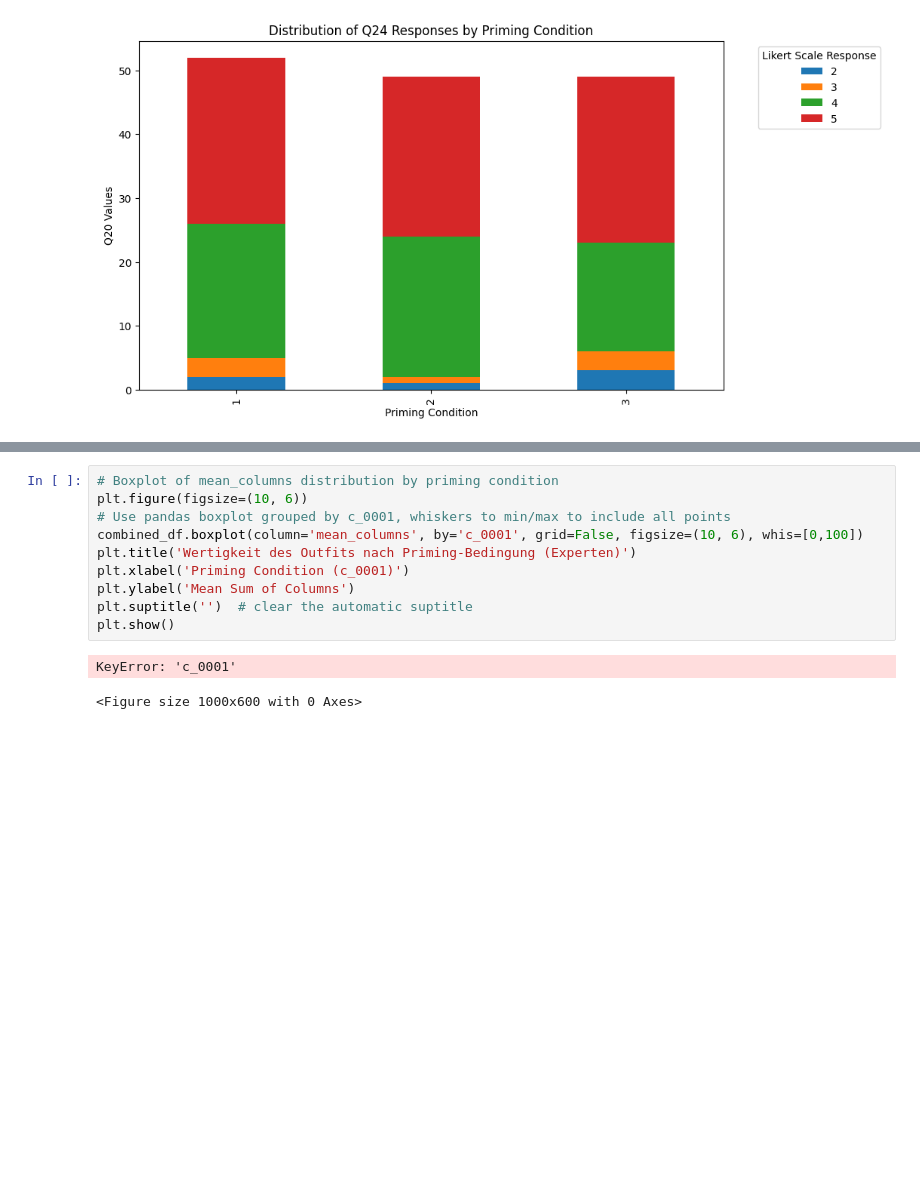
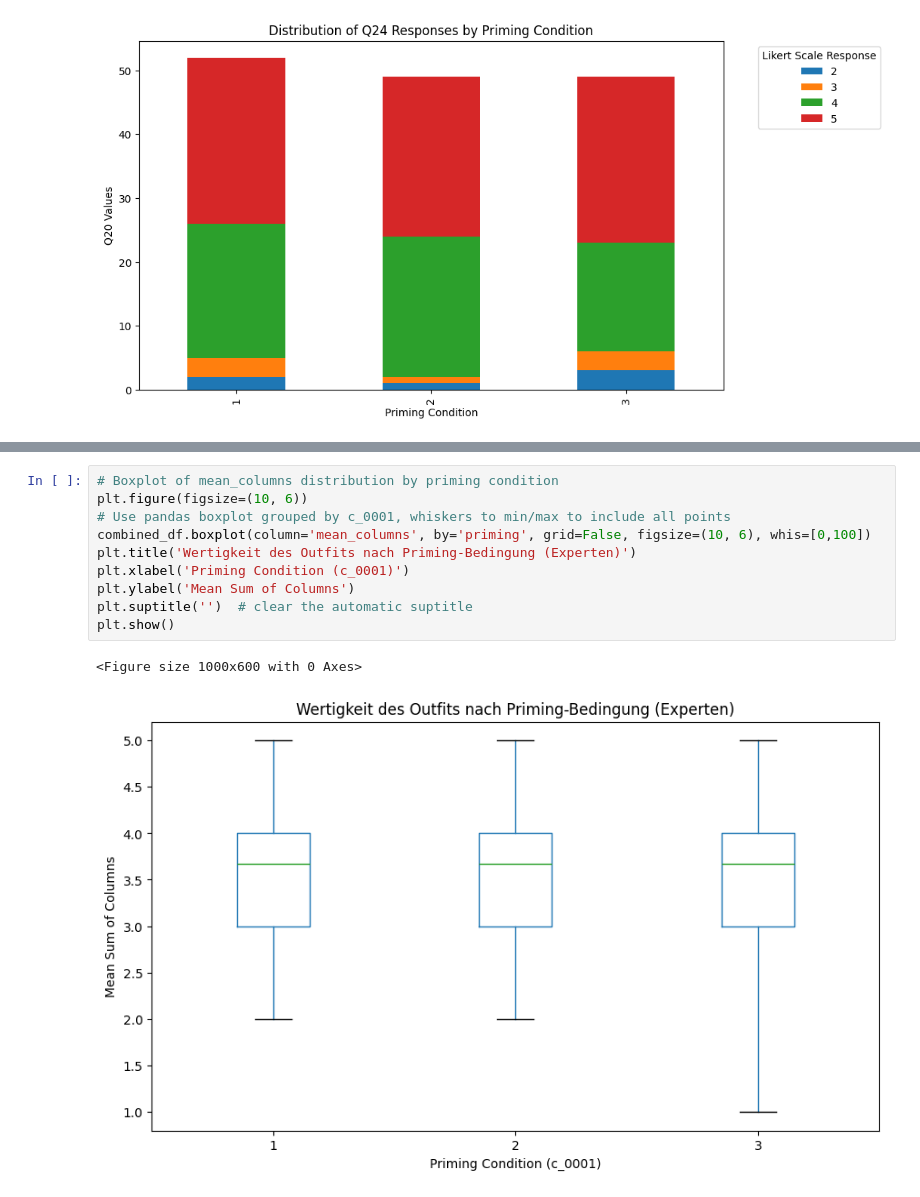
Before and after one commit to jkleinau/Datenanalyse, a Jupyter notebook: main.ipynb, the cells around one changed output, grey strips where cells are left out. Saved outputs shown, nothing was run; the diff lists cells and outputs as text; blank space fills up the shorter version.

```diff
--- a/main.ipynb
+++ b/main.ipynb
@@ -626,13 +443,13 @@ Name: mean_columns, dtype: float64
 # %%
 # Boxplot of mean_columns distribution by priming condition
 plt.figure(figsize=(10, 6))
 # Use pandas boxplot grouped by c_0001, whiskers to min/max to include all points
-combined_df.boxplot(column='mean_columns', by='c_0001', grid=False, figsize=(10, 6), whis=[0,100])
+combined_df.boxplot(column='mean_columns', by='priming', grid=False, figsize=(10, 6), whis=[0,100])
 plt.title('Wertigkeit des Outfits nach Priming-Bedingung (Experten)')
 plt.xlabel('Priming Condition (c_0001)')
 plt.ylabel('Mean Sum of Columns')
 plt.suptitle('')  # clear the automatic suptitle
 plt.show()
 # %% [output]
-KeyError: 'c_0001'
+<Figure size 1000x600 with 0 Axes>
-<Figure size 1000x600 with 0 Axes>
+[figure, added]
```
Also changed, not shown: parts of 7 cells of this notebook.
